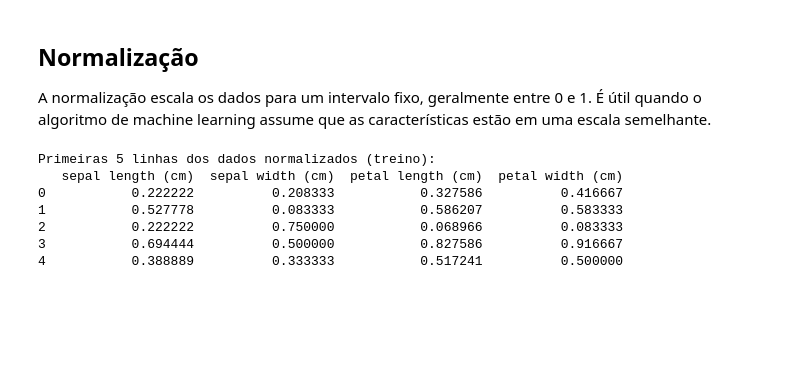
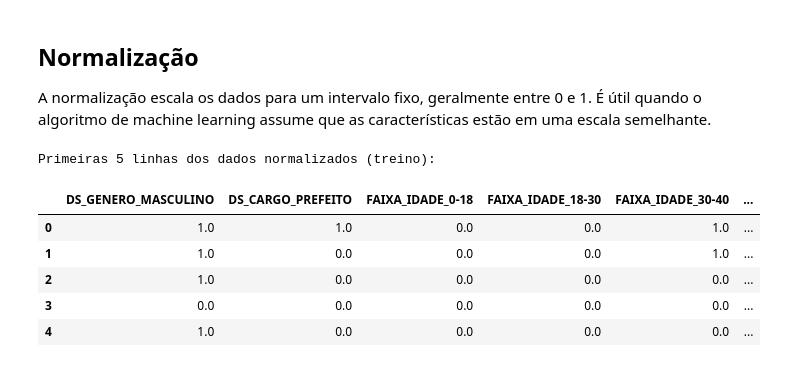
Before and after one commit to GruveJL/MVP2_PUCRIO_ELICOES, a Jupyter notebook: MVP_2_Patrimonio_2024.ipynb, the cells around one changed output. Cells and saved outputs as stored; diff of their text form; code cells hidden in the pictures; blank space fills up the shorter version.

```diff
--- a/MVP_2_Patrimonio_2024.ipynb
+++ b/MVP_2_Patrimonio_2024.ipynb
@@ -2163,10 +2177,16 @@ O pré-processamento de dados é uma etapa crucial para preparar os dados para m
+# %%
+# Selecionando colunas para o modelo
+df_modelo = df_encoded[[
+     'DS_GENERO_MASCULINO','DS_CARGO_PREFEITO','FAIXA_IDADE_0-18'
+    ,'FAIXA_IDADE_18-30','FAIXA_IDADE_30-40','FAIXA_IDADE_40-50','FAIXA_IDADE_50+'
+    ,'DS_SIT_TOT_TURNO_ELEITO','VR_BEM_CANDIDATO','QTD_BEM_CANDIDATO']];
 # %%
 # Separar features (X) e target (y)
-X = df.drop('species', axis=1)
-y = df['species']
+X = df_modelo.drop('DS_SIT_TOT_TURNO_ELEITO', axis=1)
+y = df_modelo['DS_SIT_TOT_TURNO_ELEITO']
 # %%
 # Dividir os dados em conjuntos de treino e teste
-X_train, X_test, y_train, y_test = train_test_split(X, y, test_size=0.3, random_state=42, stratify=y)
+X_train, X_test, y_train, y_test = train_test_split(X, y, test_size=0.2, random_state=42, stratify=y)
 # %%
 print(f"Dimensões de X_train: {X_train.shape}")
 print(f"Dimensões de X_test: {X_test.shape}")
@@ -2195,12 +2215,12 @@ X_test_normalized = scaler_norm.transform(X_test)
 df_normalized = pd.DataFrame(X_train_normalized, columns=X_train.columns)
 # %%
 print("\nPrimeiras 5 linhas dos dados normalizados (treino):")
-print(df_normalized.head())
+df_normalized.head()
 # %% [output]
 Primeiras 5 linhas dos dados normalizados (treino):
-   sepal length (cm)  sepal width (cm)  petal length (cm)  petal width (cm)
-0           0.222222          0.208333           0.327586          0.416667
-1           0.527778          0.083333           0.586207          0.583333
-2           0.222222          0.750000           0.068966          0.083333
-3           0.694444          0.500000           0.827586          0.916667
-4           0.388889          0.333333           0.517241          0.500000
+|  | DS_GENERO_MASCULINO | DS_CARGO_PREFEITO | FAIXA_IDADE_0-18 | FAIXA_IDADE_18-30 | FAIXA_IDADE_30-40 | ... |
+| 0 | 1.0 | 1.0 | 0.0 | 0.0 | 1.0 | ... |
+| 1 | 1.0 | 0.0 | 0.0 | 0.0 | 1.0 | ... |
+| 2 | 1.0 | 0.0 | 0.0 | 0.0 | 0.0 | ... |
+| 3 | 0.0 | 0.0 | 0.0 | 0.0 | 0.0 | ... |
+| 4 | 1.0 | 0.0 | 0.0 | 0.0 | 0.0 | ... |
```
Also changed, not shown: parts of 38 cells of this notebook.
